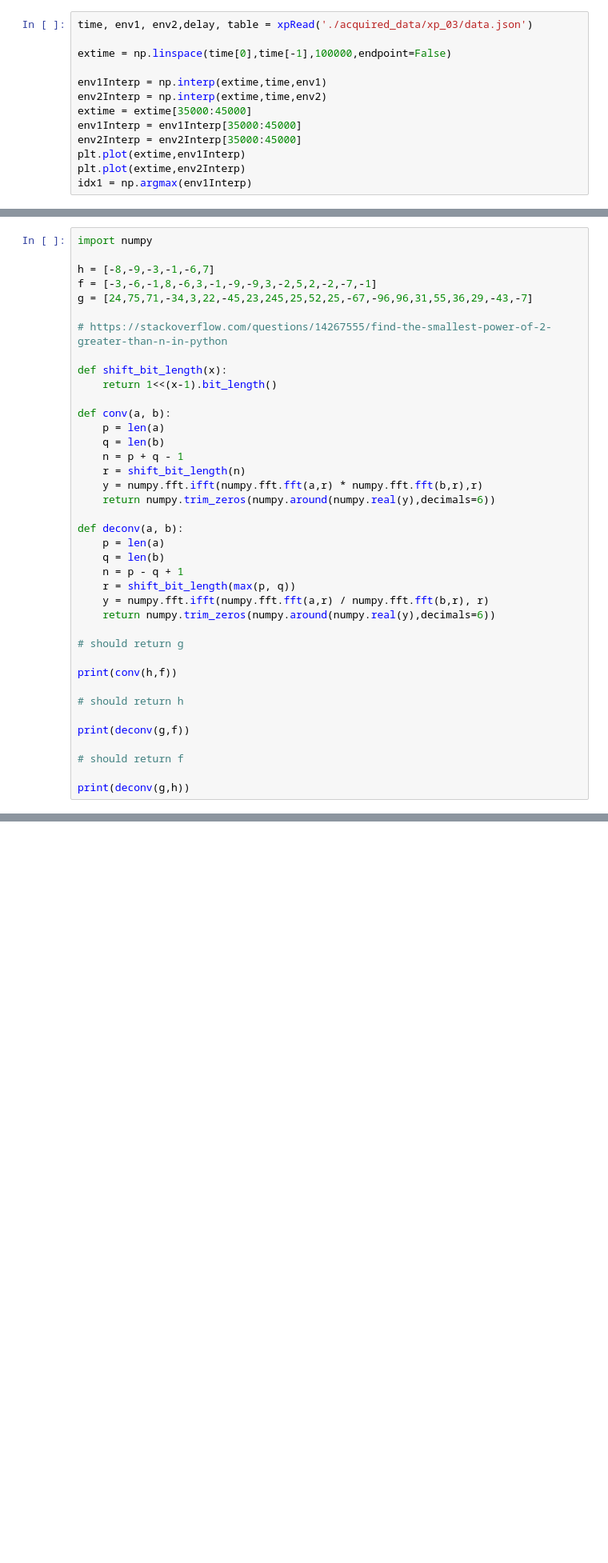
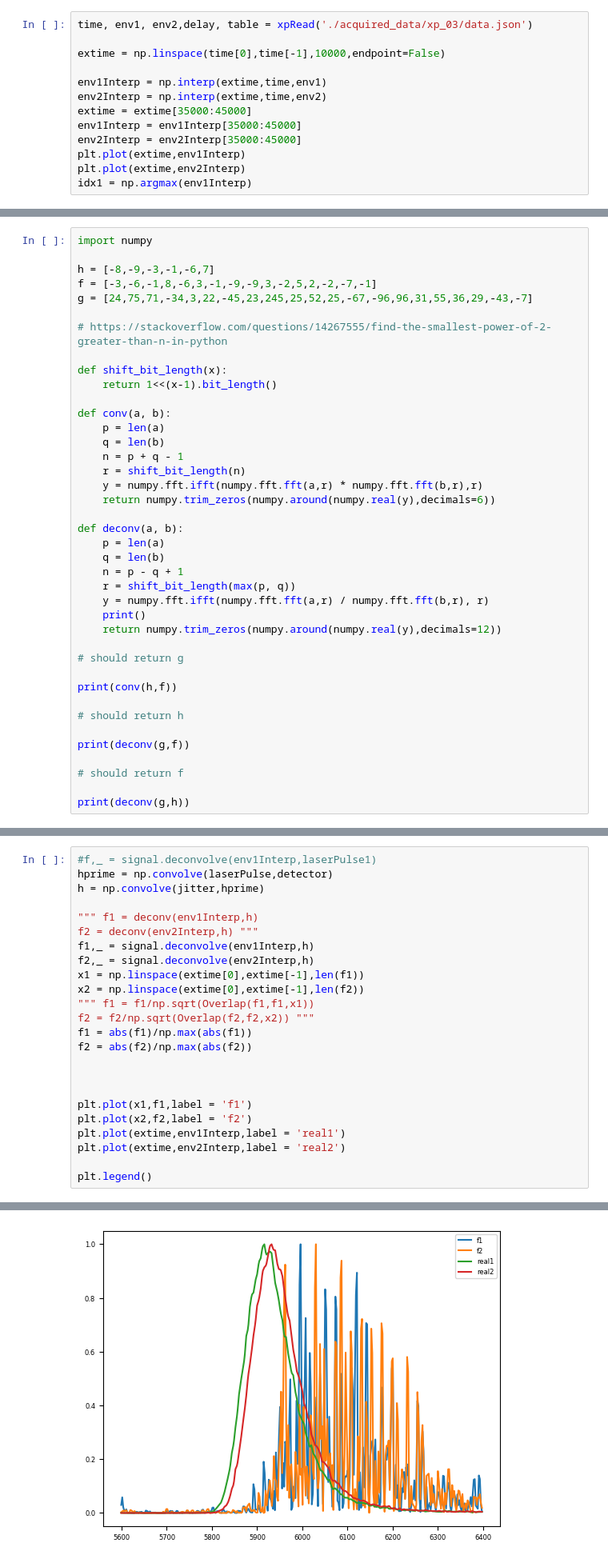
Before and after one commit to polyquantique/Perceval, a Jupyter notebook: polyquantique/SandboxSimon/Results/CompareCnot.ipynb, the cells around one changed output, grey strips where cells are left out. Shown at 80% size. Cells and saved outputs as stored; diff of their text form; blank space fills up the shorter version.

```diff
--- a/polyquantique/SandboxSimon/Results/CompareCnot.ipynb
+++ b/polyquantique/SandboxSimon/Results/CompareCnot.ipynb
@@ -12,7 +12,7 @@ from dataRead import xpRead
 # %%
 time, env1, env2,delay, table = xpRead('./acquired_data/xp_03/data.json')
 
-extime = np.linspace(time[0],time[-1],100000,endpoint=False)
+extime = np.linspace(time[0],time[-1],10000,endpoint=False)
 
 env1Interp = np.interp(extime,time,env1)
 env2Interp = np.interp(extime,time,env2)
@@ -109,7 +93,8 @@ def deconv(a, b):
     n = p - q + 1
     r = shift_bit_length(max(p, q))
     y = numpy.fft.ifft(numpy.fft.fft(a,r) / numpy.fft.fft(b,r), r)
-    return numpy.trim_zeros(numpy.around(numpy.real(y),decimals=6))
+    print()
+    return numpy.trim_zeros(numpy.around(numpy.real(y),decimals=12))
 
 # should return g
 
@@ -151,0 +152,25 @@ jitter = jitter/np.max(jitter)
+# %%
+#f,_ = signal.deconvolve(env1Interp,laserPulse1)
+hprime = np.convolve(laserPulse,detector)
+h = np.convolve(jitter,hprime)
+
+""" f1 = deconv(env1Interp,h)
+f2 = deconv(env2Interp,h) """
+f1,_ = signal.deconvolve(env1Interp,h)
+f2,_ = signal.deconvolve(env2Interp,h)
+x1 = np.linspace(extime[0],extime[-1],len(f1))
+x2 = np.linspace(extime[0],extime[-1],len(f2))
+""" f1 = f1/np.sqrt(Overlap(f1,f1,x1))
+f2 = f2/np.sqrt(Overlap(f2,f2,x2)) """
+f1 = abs(f1)/np.max(abs(f1))
+f2 = abs(f2)/np.max(abs(f2))
+
+
+
+plt.plot(x1,f1,label = 'f1')
+plt.plot(x2,f2,label = 'f2')
+plt.plot(extime,env1Interp,label = 'real1')
+plt.plot(extime,env2Interp,label = 'real2')
+
+plt.legend()
+# %% [output]
@@ -151,0 +178 @@ jitter = jitter/np.max(jitter)
+[figure, added]
```
Also changed, not shown: parts of 14 cells of this notebook, 1 other file.
